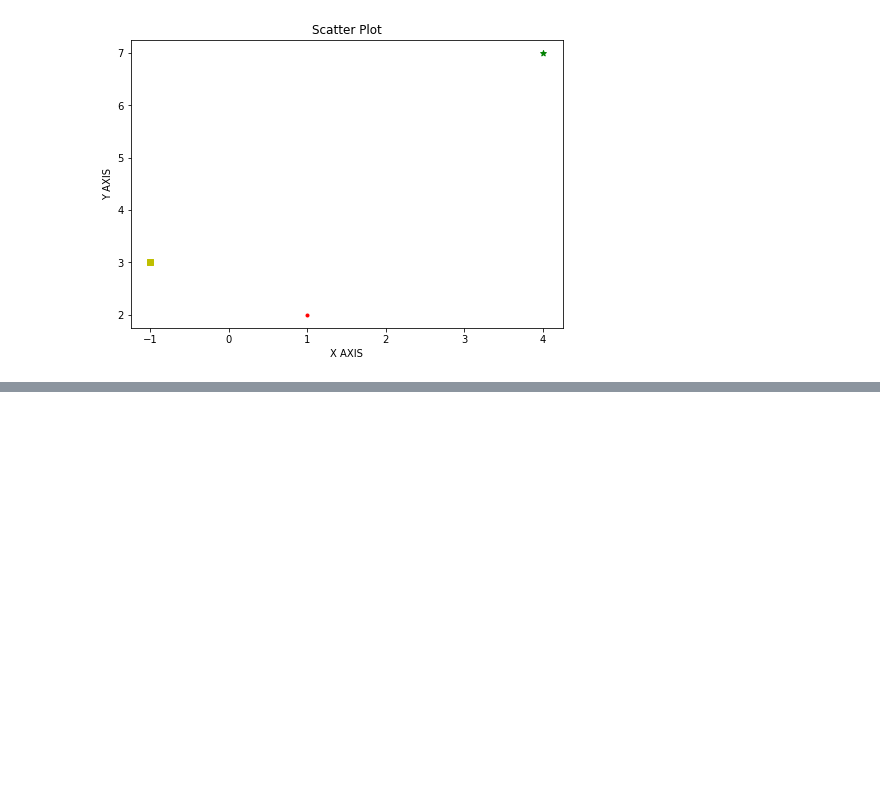
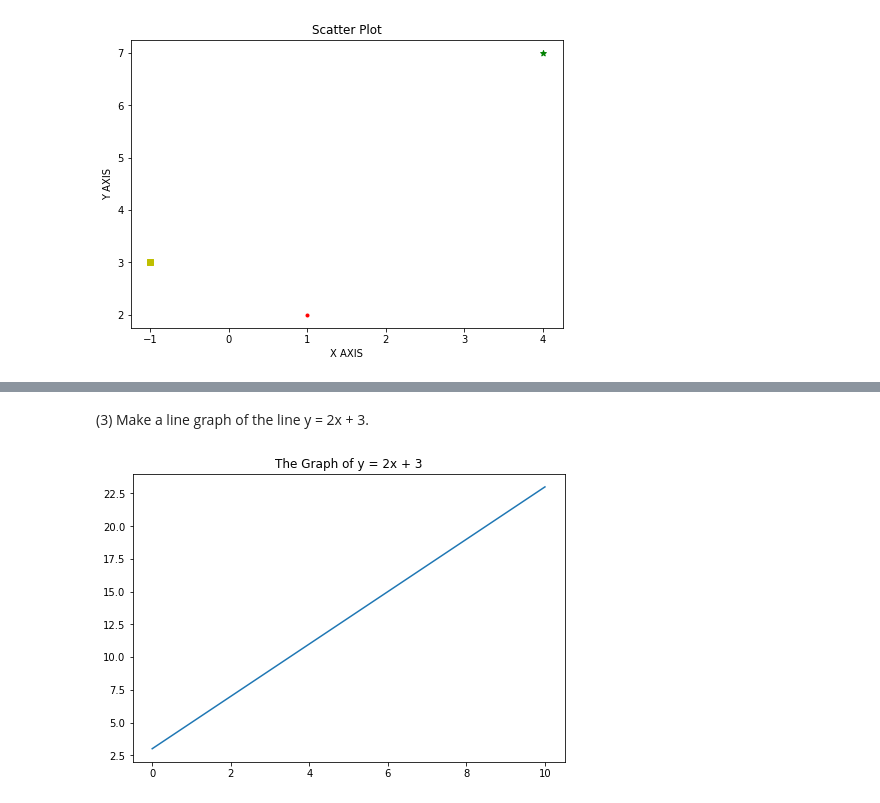
Before and after one commit to EL-Magnific-o/Fintech, a Jupyter notebook: matplotlib.ipynb, the cells around one changed output, grey strips where cells are left out. Drawn from its saved outputs; the diff is of its cells as text; code cells hidden in the pictures; blank space fills up the shorter version.

```diff
--- a/matplotlib.ipynb
+++ b/matplotlib.ipynb
@@ -43,0 +57,13 @@ plt.show()
+# %% [markdown]
+(3) Make a line graph of the line y = 2x + 3.
+# %%
+import numpy as np
+fig= plt.figure()
+ax= fig.add_axes([0,0,1,1])
+ax.set_title("The Graph of y = 2x + 3")
+x = np.linspace(0,10,100)
+y= 2*x+3
+ax.plot(x,y , label="y = 2x + 3")
+plt.show()
+# %% [output]
+[figure, added]
```
Also changed, not shown: parts of 4 cells of this notebook.
